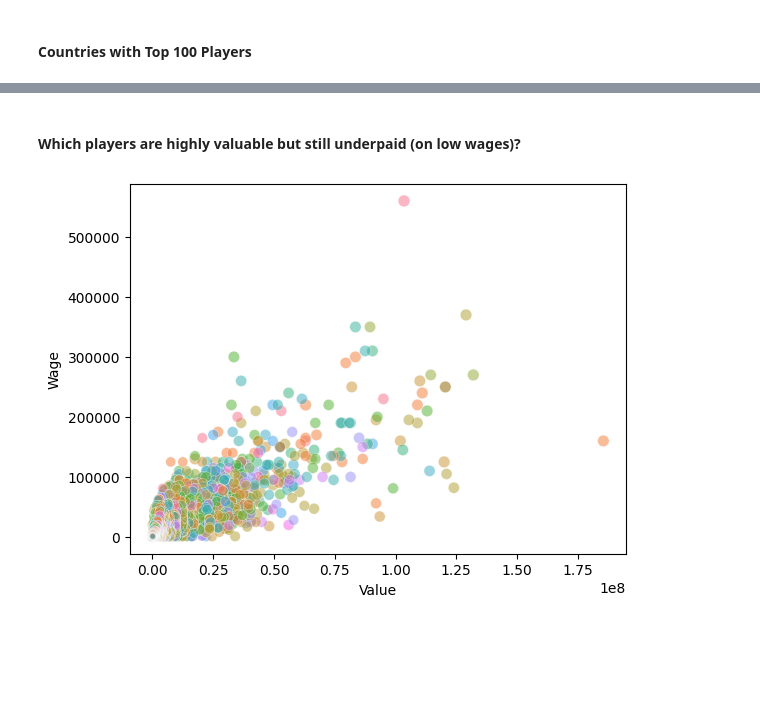
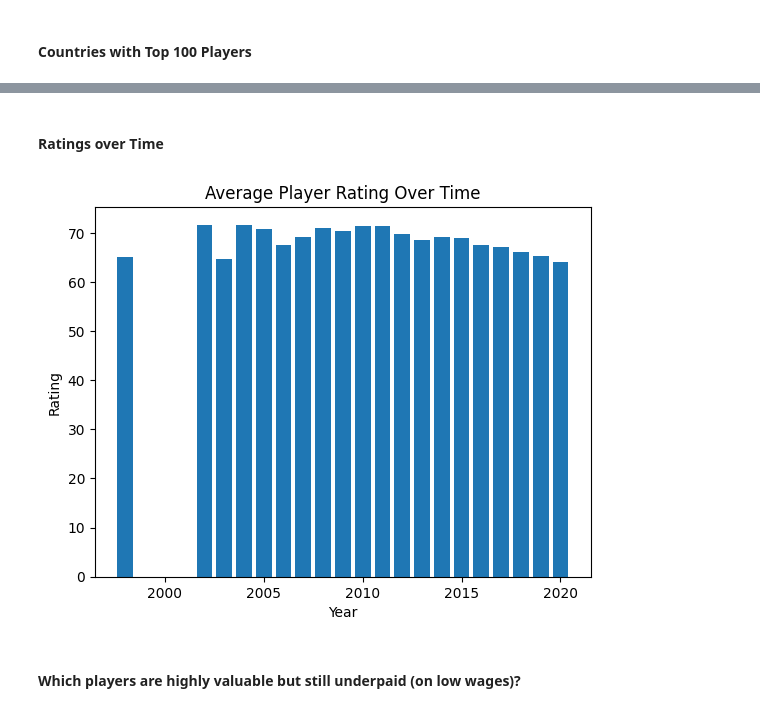
Before and after one commit to tpham16/FIFA-21-Players, a Jupyter notebook: eda.ipynb, the cells around one changed output, grey strips where cells are left out. Saved outputs shown, nothing was run; the diff lists cells and outputs as text; code cells hidden in the pictures; blank space fills up the shorter version.

```diff
--- a/eda.ipynb
+++ b/eda.ipynb
@@ -309,8 +418,15 @@ plt.show()
+# %% [markdown]
+#### Ratings over Time
+# %%
+df['Joined Year'] = df['Joined'].dt.year
+
+yearly_mean_ratings = df.groupby('Joined Year')['OVA'].mean()
+plt.bar(yearly_mean_ratings.index, yearly_mean_ratings.values)
+plt.ylabel('Rating')
+plt.xlabel('Year')
+plt.title('Average Player Rating Over Time')
+plt.show()
+# %% [output]
+[figure, added]
 # %% [markdown]
 #### Which players are highly valuable but still underpaid (on low wages)?
-# %%
-sns.scatterplot(data=df, y="Wage", x="Value", hue="Best Position", size="OVA", alpha=0.5,legend=False)
-
-plt.show()
-# %% [output]
-[figure, removed]
```
Also changed, not shown: parts of 18 cells of this notebook, 1 other file.
